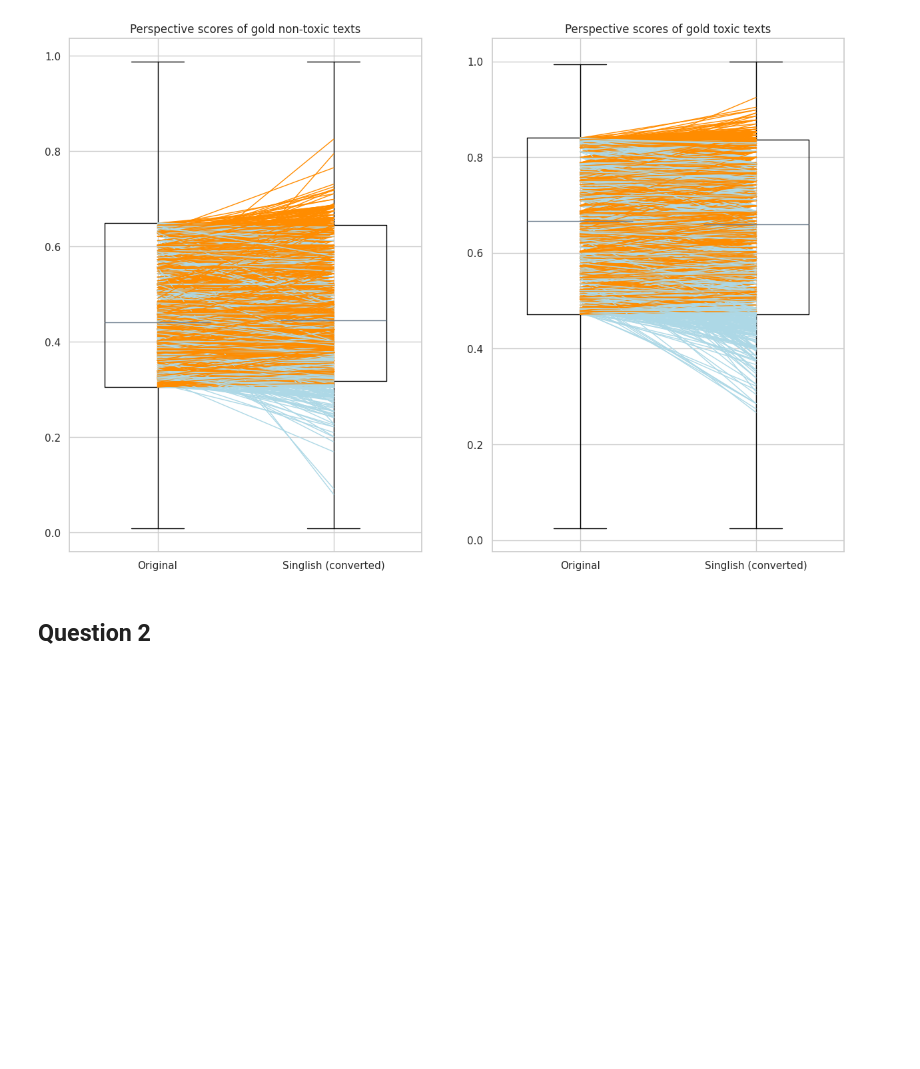
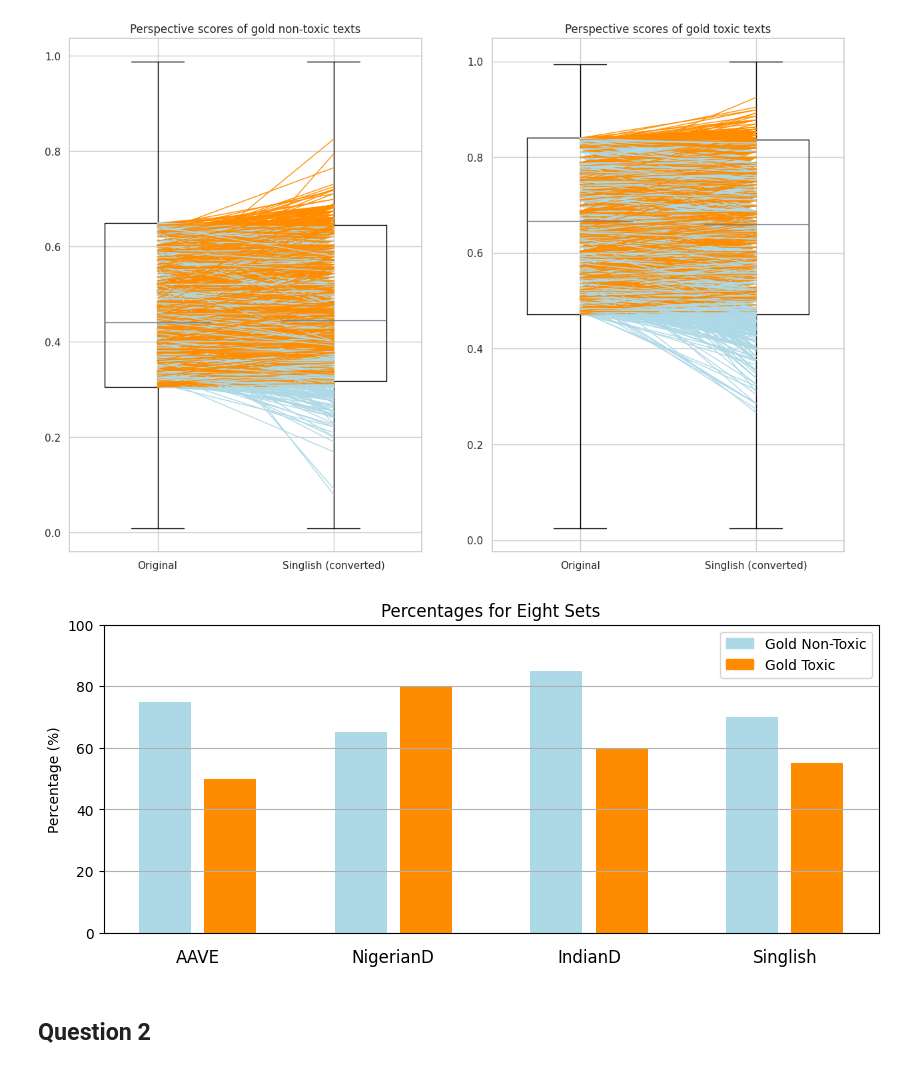
Before and after one commit to xuanxuanx-98/ToxBias-ParallelCorpora, a Jupyter notebook: scripts/z_examine_perspective_results.ipynb, the cells around one changed output. Cells and saved outputs as stored; diff of their text form; code cells hidden in the pictures; blank space fills up the shorter version.

```diff
--- a/scripts/z_examine_perspective_results.ipynb
+++ b/scripts/z_examine_perspective_results.ipynb
@@ -468,6 +573,43 @@ ax[1].set_title('Perspective scores of gold toxic texts')  # Add caption to the
 plt.show()
 # %% [output]
 [figure]
+# %%
+import matplotlib.pyplot as plt
+import matplotlib.patches as mpatches
+import numpy as np
+
+percentages = [75, 50, 65, 80, 85, 60, 70, 55]
+
+# colors for each bar (alternating within groups)
+colors = ['lightblue', 'darkorange'] * 4
+
+# plotting
+plt.figure(figsize=(10, 4))
+x_positions = np.array([0, 1, 3, 4, 6, 7, 9, 10])
+for x_pos, value, color in zip(x_positions, percentages, colors):
+    plt.bar(x_pos, value, color=color)
+
+plt.xticks([])  # remove indexes on x axi
+
+plt.ylim(0, 100)
+plt.ylabel('Percentage (%)')
+plt.title('Percentages for Eight Sets')
+plt.grid(axis='y')
+
+group_labels = ['AAVE', 'NigerianD', 'IndianD', 'Singlish']
+group_positions = [(x_positions[0] + x_positions[1]) / 2, (x_positions[2] + x_positions[3]) / 2,
+                   (x_positions[4] + x_positions[5]) / 2, (x_positions[6] + x_positions[7]) / 2]
+for pos, label in zip(group_positions, group_labels):
+    plt.text(pos, -5, label, ha='center', va='top', color='black', fontsize=12)
+
+# legend explaining the bar colors
+legend_handles = [mpatches.Patch(color='lightblue', label='Gold Non-Toxic'),
+                  mpatches.Patch(color='darkorange', label='Gold Toxic')]
+plt.legend(handles=legend_handles, loc='upper right')
+
+plt.show()
+# %% [output]
+[figure, added]
 # %% [markdown]
 ## Question 2
 # %%
```
Also changed, not shown: parts of 6 cells of this notebook, 15 other files.
